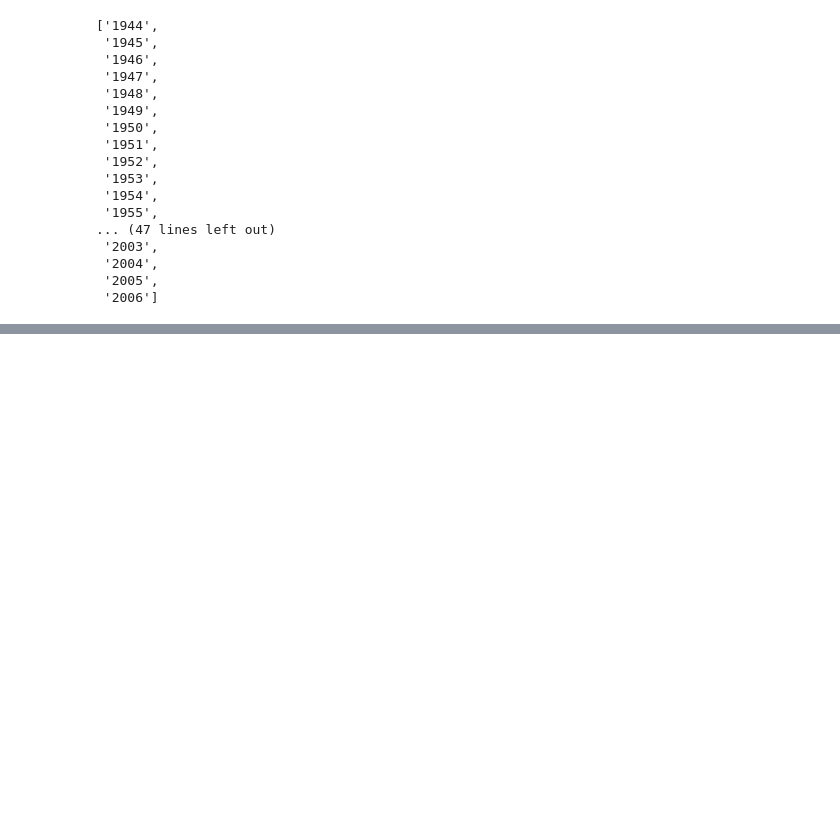
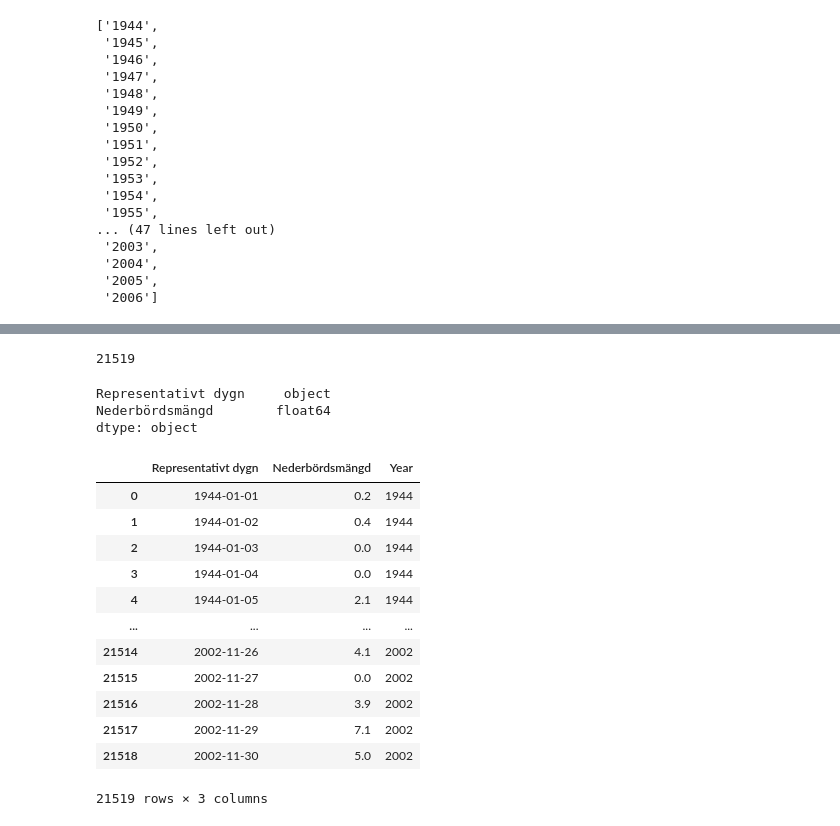
Before and after one commit to msteele919/projectwork, a Jupyter notebook: EDA/EDA_save_olof.ipynb, the cells around one changed output, grey strips where cells are left out. Cells and saved outputs as stored; diff of their text form; code cells hidden in the pictures; blank space fills up the shorter version.

```diff
--- a/EDA/EDA_save_olof.ipynb
+++ b/EDA/EDA_save_olof.ipynb
@@ -167,0 +185,2 @@ df_1976_to_1996.to_csv('../data/avg_temp_from_save_1976_to_1995_incl.csv')
+# %%
+df_percipitation = df_percipitation.drop(['Från Datum Tid (UTC)', 'Till Datum Tid (UTC)'], axis=1)
@@ -167,0 +205,28 @@ df_1976_to_1996.to_csv('../data/avg_temp_from_save_1976_to_1995_incl.csv')
+# %%
+num_rows_percipitaion
+# %% [output]
+21519
+# %%
+df_percipitation.dtypes
+# %% [output]
+Representativt dygn     object
+Nederbördsmängd        float64
+dtype: object
+# %%
+df_percipitation['Year'] = df_percipitation['Representativt dygn'].str.split('-').str[0]
+# %%
+df_percipitation
+# %% [output]
+|  | Representativt dygn | Nederbördsmängd | Year |
+| 0 | 1944-01-01 | 0.2 | 1944 |
+| 1 | 1944-01-02 | 0.4 | 1944 |
+| 2 | 1944-01-03 | 0.0 | 1944 |
+| 3 | 1944-01-04 | 0.0 | 1944 |
+| 4 | 1944-01-05 | 2.1 | 1944 |
+| ... | ... | ... | ... |
+| 21514 | 2002-11-26 | 4.1 | 2002 |
+| 21515 | 2002-11-27 | 0.0 | 2002 |
+| 21516 | 2002-11-28 | 3.9 | 2002 |
+| 21517 | 2002-11-29 | 7.1 | 2002 |
+| 21518 | 2002-11-30 | 5.0 | 2002 |
+21519 rows × 3 columns
```
Also changed, not shown: parts of 28 cells of this notebook.
